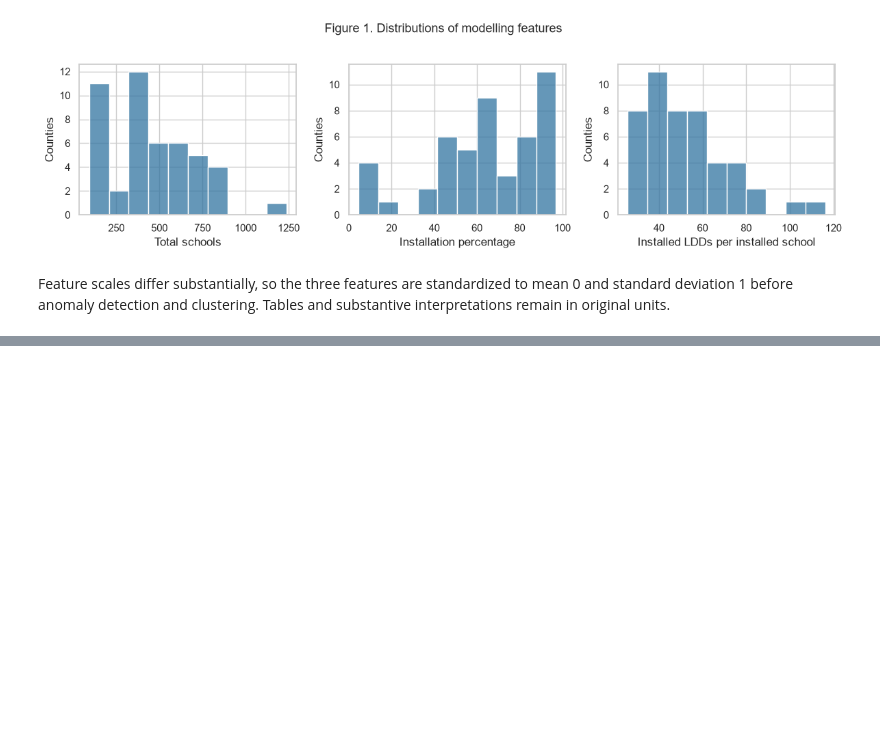
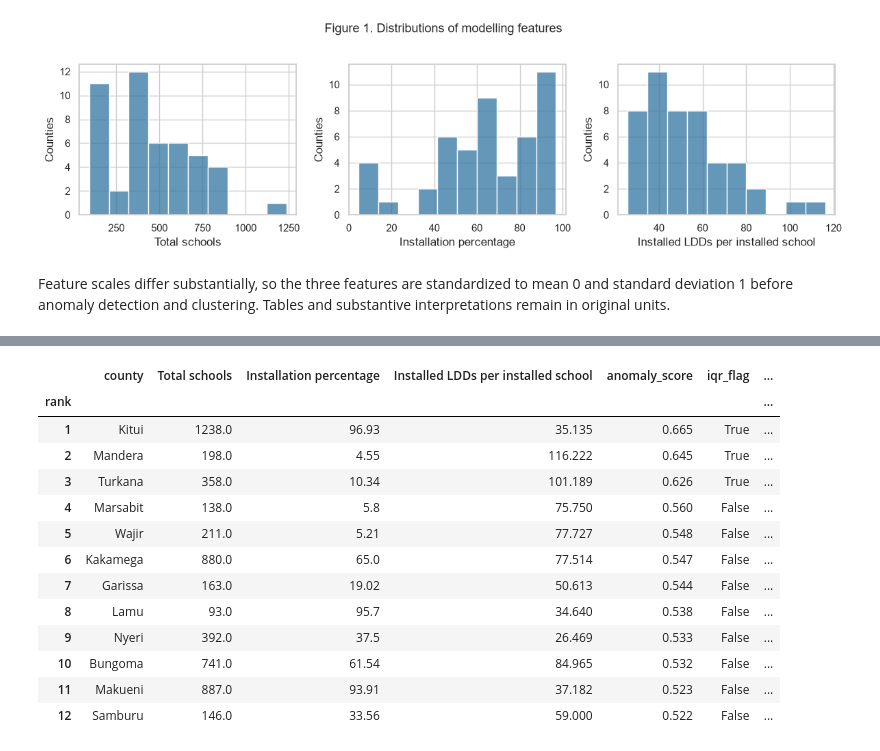
Before and after one commit to hubertnshuti/country-schools-data-analysis, a Jupyter notebook: lab2_school_analysis.ipynb, the cells around one changed output, grey strips where cells are left out. Saved outputs shown, nothing was run; the diff lists cells and outputs as text; code cells hidden in the pictures; blank space fills up the shorter version.

```diff
--- a/lab2_school_analysis.ipynb
+++ b/lab2_school_analysis.ipynb
@@ -242,0 +247,43 @@ Feature scales differ substantially, so the three features are standardized to m
+# %%
+from sklearn.ensemble import IsolationForest
+
+first_quartile = features.quantile(0.25)
+third_quartile = features.quantile(0.75)
+iqr = third_quartile - first_quartile
+lower_fence = first_quartile - 1.5 * iqr
+upper_fence = third_quartile + 1.5 * iqr
+iqr_feature_flags = features.lt(lower_fence) | features.gt(upper_fence)
+county_data["iqr_flag"] = iqr_feature_flags.any(axis=1)
+
+isolation_forest = IsolationForest(
+    n_estimators=200, contamination=0.10, random_state=42
+)
+isolation_forest.fit(standardized_features)
+county_data["anomaly_score"] = -isolation_forest.score_samples(standardized_features)
+county_data["isolation_forest_flag"] = isolation_forest.predict(standardized_features) == -1
+
+ranked_anomalies = county_data[["county"] + feature_columns + [
+    "anomaly_score", "iqr_flag", "isolation_forest_flag"
+]].sort_values("anomaly_score", ascending=False).reset_index(drop=True)
+ranked_anomalies.index = ranked_anomalies.index + 1
+ranked_anomalies.index.name = "rank"
+display(ranked_anomalies.head(12).rename(columns=feature_labels).round(3))
+
+assert len(ranked_anomalies) == len(county_data)
+assert county_data["anomaly_score"].notna().all()
+assert county_data["isolation_forest_flag"].shape[0] == 47
+# %% [output]
+|  | county | Total schools | Installation percentage | Installed LDDs per installed school | anomaly_score | iqr_flag | ... |
+| rank |  |  |  |  |  |  | ... |
+| 1 | Kitui | 1238.0 | 96.93 | 35.135 | 0.665 | True | ... |
+| 2 | Mandera | 198.0 | 4.55 | 116.222 | 0.645 | True | ... |
+| 3 | Turkana | 358.0 | 10.34 | 101.189 | 0.626 | True | ... |
+| 4 | Marsabit | 138.0 | 5.8 | 75.750 | 0.560 | False | ... |
+| 5 | Wajir | 211.0 | 5.21 | 77.727 | 0.548 | False | ... |
+| 6 | Kakamega | 880.0 | 65.0 | 77.514 | 0.547 | False | ... |
+| 7 | Garissa | 163.0 | 19.02 | 50.613 | 0.544 | False | ... |
+| 8 | Lamu | 93.0 | 95.7 | 34.640 | 0.538 | False | ... |
+| 9 | Nyeri | 392.0 | 37.5 | 26.469 | 0.533 | False | ... |
+| 10 | Bungoma | 741.0 | 61.54 | 84.965 | 0.532 | False | ... |
+| 11 | Makueni | 887.0 | 93.91 | 37.182 | 0.523 | False | ... |
+| 12 | Samburu | 146.0 | 33.56 | 59.000 | 0.522 | False | ... |
```
Also changed, not shown: parts of 3 cells of this notebook.
